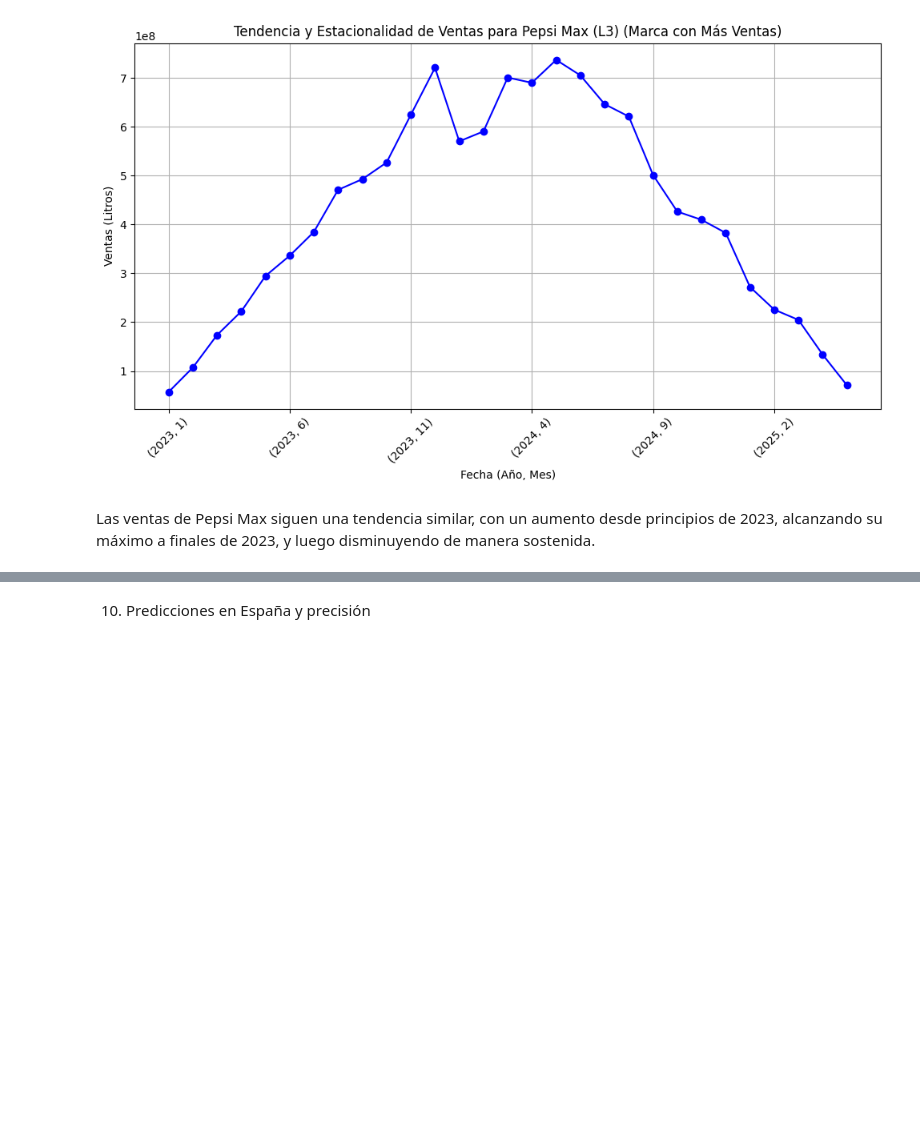
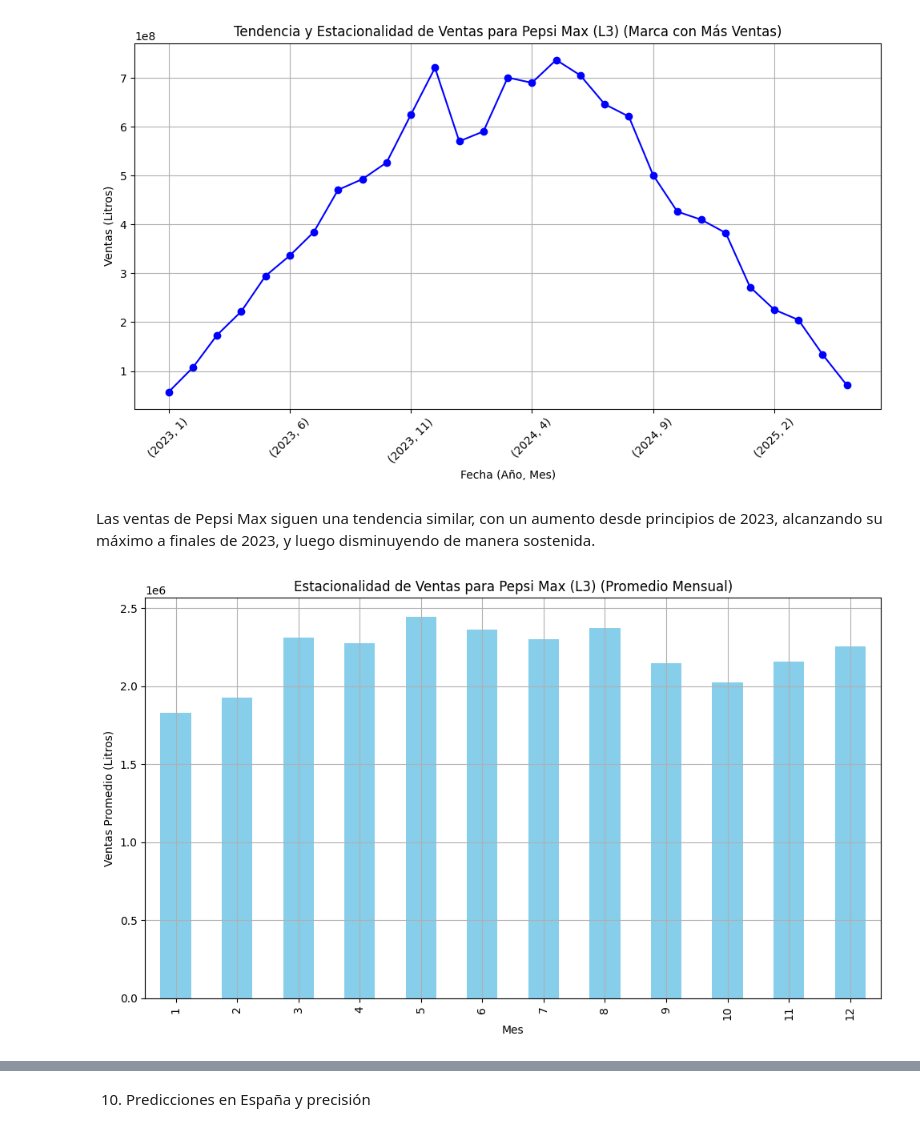
Before and after one commit to juliablaz2003/UFV_visualizacion, a Jupyter notebook: Ejercicios de clase/clase2_18oct.ipynb, the cells around one changed output, grey strips where cells are left out. Drawn from its saved outputs; the diff is of its cells as text; code cells hidden in the pictures; blank space fills up the shorter version.

```diff
--- a/Ejercicios de clase/clase2_18oct.ipynb
+++ b/Ejercicios de clase/clase2_18oct.ipynb
@@ -401,3 +416,16 @@ plt.show()
 [figure]
 # %% [markdown]
 Las ventas de Pepsi Max siguen una tendencia similar, con un aumento desde principios de 2023, alcanzando su máximo a finales de 2023, y luego disminuyendo de manera sostenida.
+# %%
+# Gráfico de estacionalidad para la marca con más ventas
+ventas_marca_mas_estacionalidad = df[df['SUBBRAND'] == marca_mas_ventas].groupby('MONTH')['AMOUNT'].mean()
+plt.figure(figsize=(10, 6))
+ventas_marca_mas_estacionalidad.plot(kind='bar', color='skyblue')
+plt.title(f'Estacionalidad de Ventas para {marca_mas_ventas} (Promedio Mensual)')
+plt.xlabel('Mes')
+plt.ylabel('Ventas Promedio (Litros)')
+plt.grid(True)
+plt.tight_layout()
+plt.show()
+# %% [output]
+[figure, added]
```
Also changed, not shown: parts of 6 cells of this notebook.
